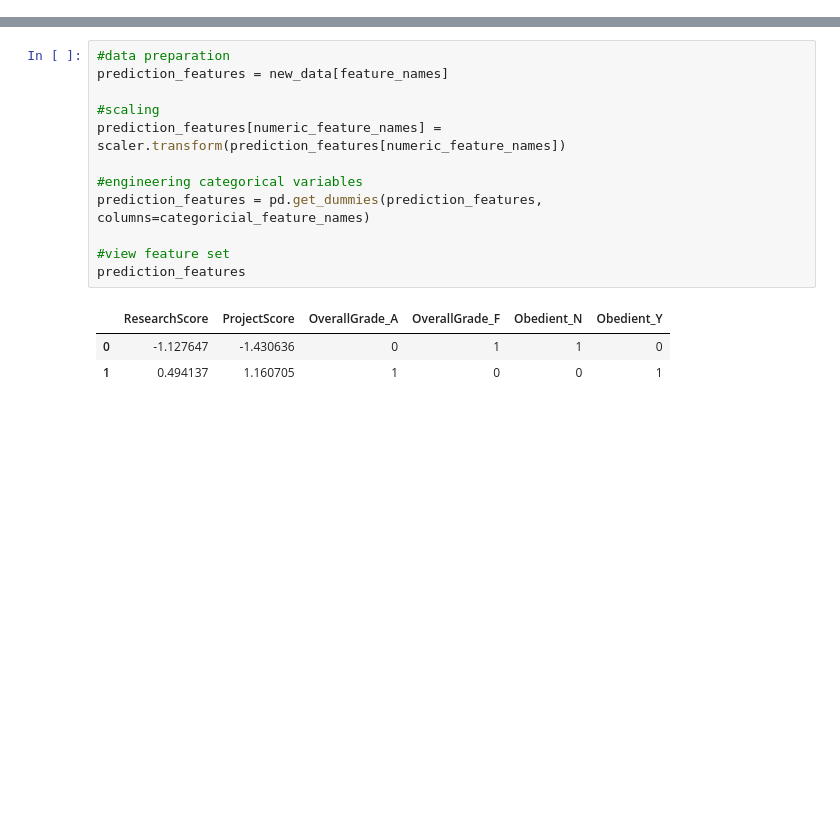
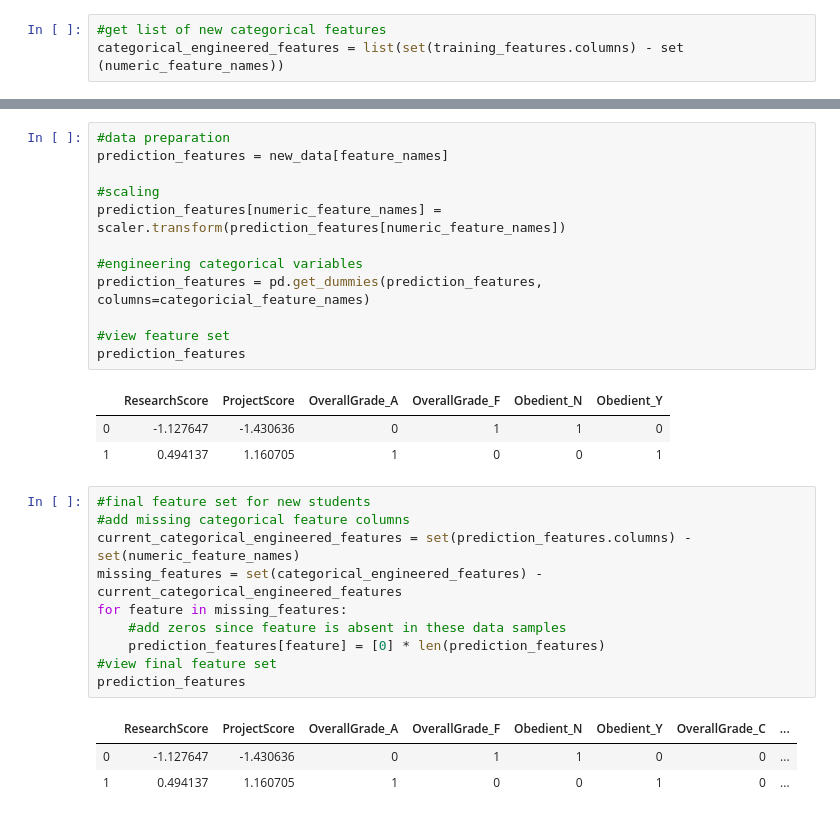
Before and after one commit to ankitaawasthi27/Python-Learning, a Jupyter notebook: Ankita Awasthi_18A1HP068_Chapter-1.ipynb, the cells around one changed output, grey strips where cells are left out. Saved outputs shown, nothing was run; the diff lists cells and outputs as text; blank space fills up the shorter version.

```diff
--- a/Ankita Awasthi_18A1HP068_Chapter-1.ipynb
+++ b/Ankita Awasthi_18A1HP068_Chapter-1.ipynb
@@ -267,0 +304,3 @@ training_features
+# %%
+#get list of new categorical features
+categorical_engineered_features = list(set(training_features.columns) - set (numeric_feature_names))
@@ -351,3 +406,17 @@ prediction_features
 |  | ResearchScore | ProjectScore | OverallGrade_A | OverallGrade_F | Obedient_N | Obedient_Y |
 | 0 | -1.127647 | -1.430636 | 0 | 1 | 1 | 0 |
 | 1 | 0.494137 | 1.160705 | 1 | 0 | 0 | 1 |
+# %%
+#final feature set for new students
+#add missing categorical feature columns
+current_categorical_engineered_features = set(prediction_features.columns) - set(numeric_feature_names)
+missing_features = set(categorical_engineered_features) - current_categorical_engineered_features
+for feature in missing_features:
+    #add zeros since feature is absent in these data samples
+    prediction_features[feature] = [0] * len(prediction_features)
+#view final feature set
+prediction_features
+# %% [output]
+|  | ResearchScore | ProjectScore | OverallGrade_A | OverallGrade_F | Obedient_N | Obedient_Y | OverallGrade_C | ... |
+| 0 | -1.127647 | -1.430636 | 0 | 1 | 1 | 0 | 0 | ... |
+| 1 | 0.494137 | 1.160705 | 1 | 0 | 0 | 1 | 0 | ... |
```
Also changed, not shown: parts of 41 cells of this notebook.
